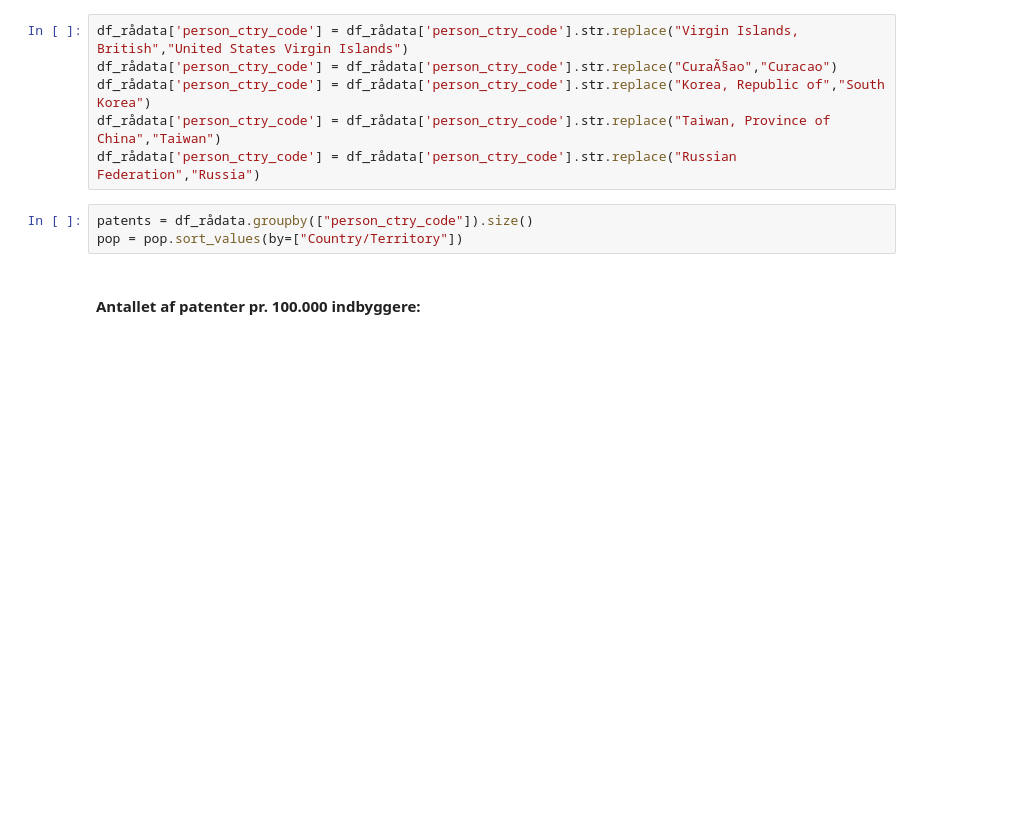
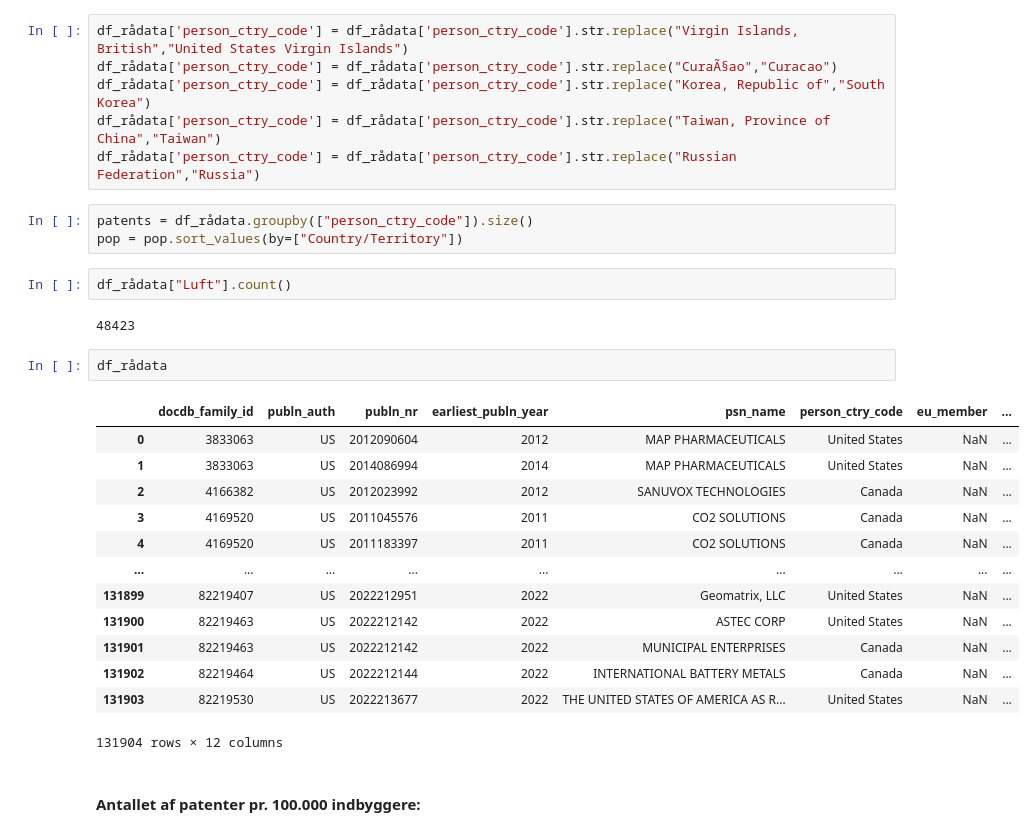
Before and after one commit to cleancluster/Streamlit_tests, a Jupyter notebook: Patentansøgninger_2023/Patent_data_håndtering.ipynb, the cells around one changed output. Drawn from its saved outputs; the diff is of its cells as text; blank space fills up the shorter version.

```diff
--- a/Patentansøgninger_2023/Patent_data_håndtering.ipynb
+++ b/Patentansøgninger_2023/Patent_data_håndtering.ipynb
@@ -117,6 +117,26 @@ df_rådata['person_ctry_code'] = df_rådata['person_ctry_code'].str.replace("Rus
 # %%
 patents = df_rådata.groupby(["person_ctry_code"]).size()
 pop = pop.sort_values(by=["Country/Territory"])
+# %%
+df_rådata["Luft"].count()
+# %% [output]
+48423
+# %%
+df_rådata
+# %% [output]
+|  | docdb_family_id | publn_auth | publn_nr | earliest_publn_year | psn_name | person_ctry_code | eu_member | ... |
+| 0 | 3833063 | US | 2012090604 | 2012 | MAP PHARMACEUTICALS | United States | NaN | ... |
+| 1 | 3833063 | US | 2014086994 | 2014 | MAP PHARMACEUTICALS | United States | NaN | ... |
+| 2 | 4166382 | US | 2012023992 | 2012 | SANUVOX TECHNOLOGIES | Canada | NaN | ... |
+| 3 | 4169520 | US | 2011045576 | 2011 | CO2 SOLUTIONS | Canada | NaN | ... |
+| 4 | 4169520 | US | 2011183397 | 2011 | CO2 SOLUTIONS | Canada | NaN | ... |
+| ... | ... | ... | ... | ... | ... | ... | ... | ... |
+| 131899 | 82219407 | US | 2022212951 | 2022 | Geomatrix, LLC | United States | NaN | ... |
+| 131900 | 82219463 | US | 2022212142 | 2022 | ASTEC CORP | United States | NaN | ... |
+| 131901 | 82219463 | US | 2022212142 | 2022 | MUNICIPAL ENTERPRISES | Canada | NaN | ... |
+| 131902 | 82219464 | US | 2022212144 | 2022 | INTERNATIONAL BATTERY METALS | Canada | NaN | ... |
+| 131903 | 82219530 | US | 2022213677 | 2022 | THE UNITED STATES OF AMERICA AS R... | United States | NaN | ... |
+131904 rows × 12 columns
 # %% [markdown]
 #### Antallet af patenter pr. 100.000 indbyggere:
 # %%
```
Also changed, not shown: parts of 2 cells of this notebook, 3 other files.
